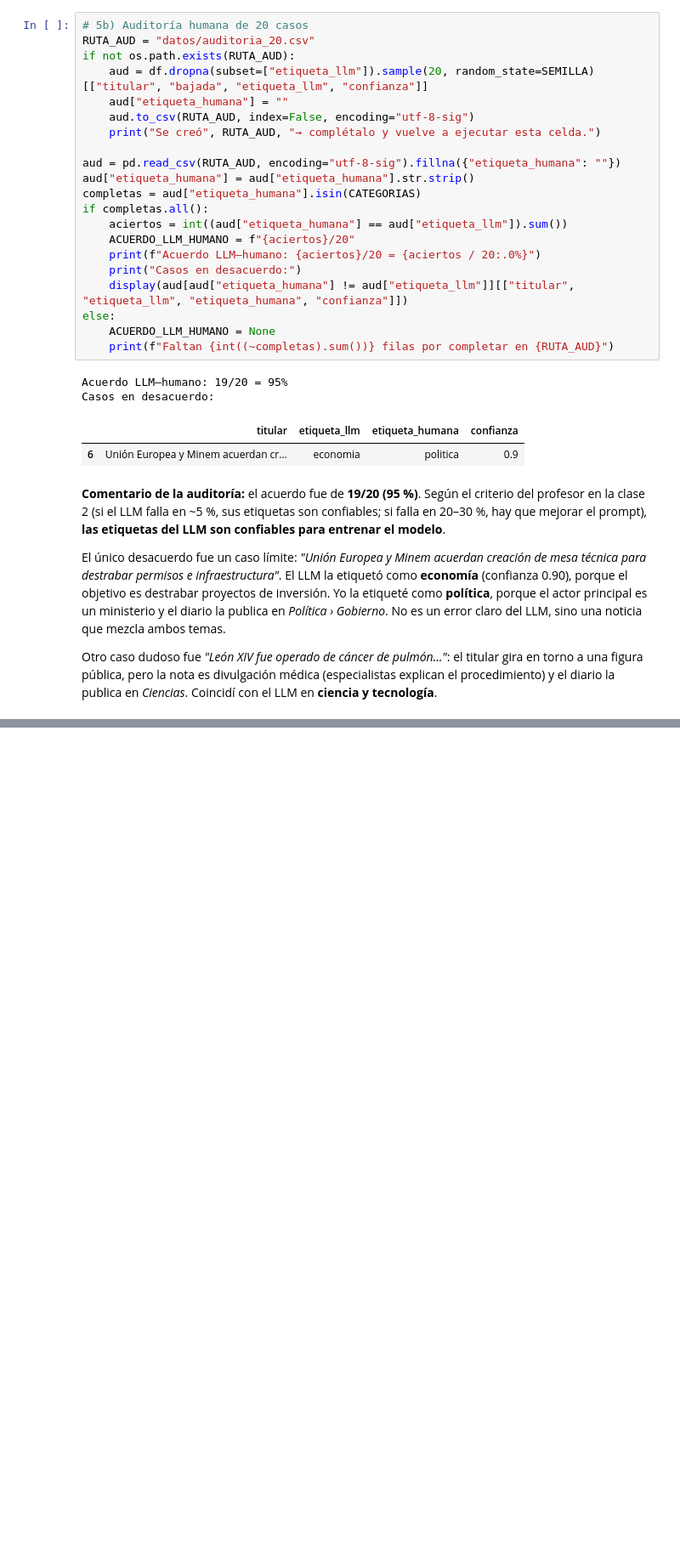
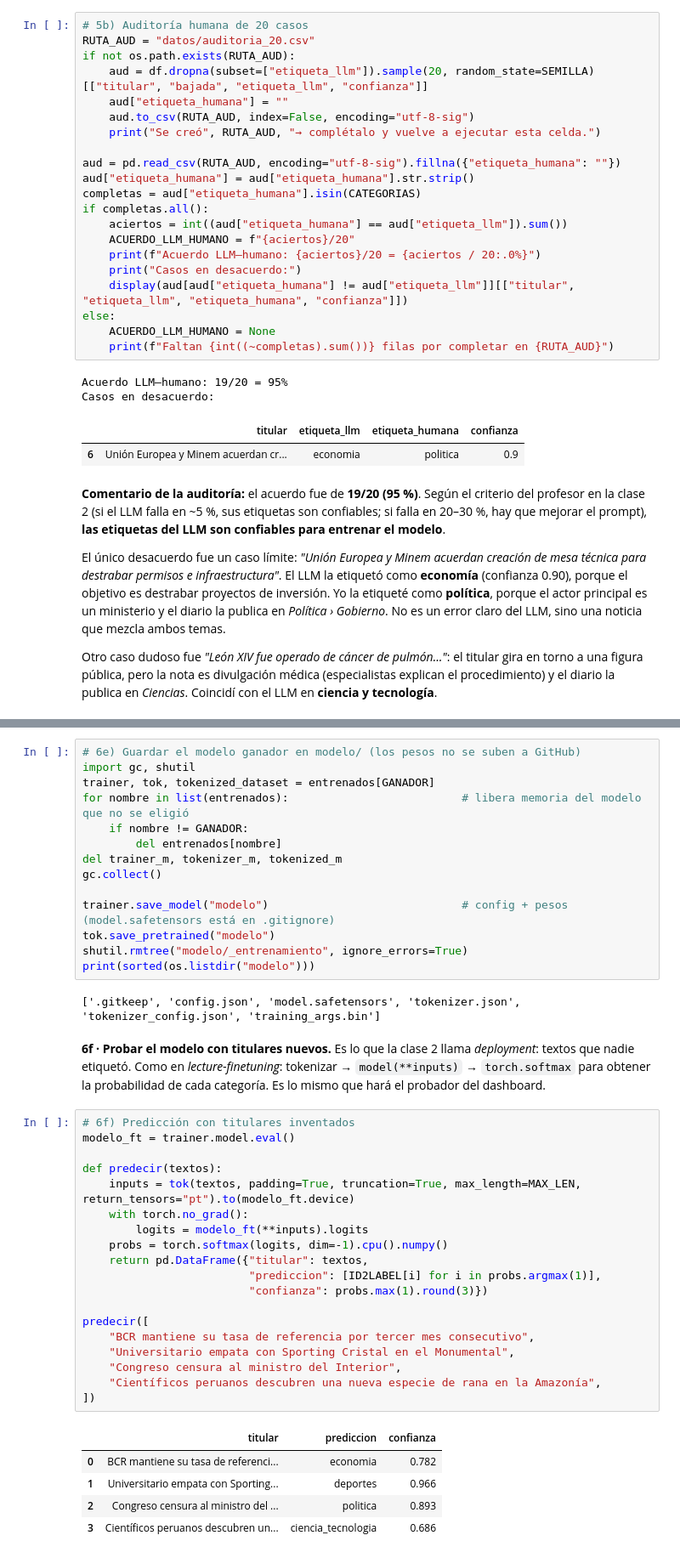
Before and after one commit to ValMur123/python_intermedio, a Jupyter notebook: tarea_1/02_clasificacion.ipynb, the cells around one changed output, grey strips where cells are left out. Shown at 85% size. Saved outputs shown, nothing was run; the diff lists cells and outputs as text; blank space fills up the shorter version.

```diff
--- a/tarea_1/02_clasificacion.ipynb
+++ b/tarea_1/02_clasificacion.ipynb
@@ -402,0 +641,45 @@ Coincidí con el LLM en **ciencia y tecnología**.
+# %%
+# 6e) Guardar el modelo ganador en modelo/ (los pesos no se suben a GitHub)
+import gc, shutil
+trainer, tok, tokenized_dataset = entrenados[GANADOR]
+for nombre in list(entrenados):                          # libera memoria del modelo que no se eligió
+    if nombre != GANADOR:
+        del entrenados[nombre]
+del trainer_m, tokenizer_m, tokenized_m
+gc.collect()
+
+trainer.save_model("modelo")                             # config + pesos (model.safetensors está en .gitignore)
+tok.save_pretrained("modelo")
+shutil.rmtree("modelo/_entrenamiento", ignore_errors=True)
+print(sorted(os.listdir("modelo")))
+# %% [output]
+['.gitkeep', 'config.json', 'model.safetensors', 'tokenizer.json', 'tokenizer_config.json', 'training_args.bin']
+# %% [markdown]
+**6f · Probar el modelo con titulares nuevos.** Es lo que la clase 2 llama *deployment*: textos que nadie etiquetó.
+Como en *lecture-finetuning*: tokenizar → `model(**inputs)` → `torch.softmax` para obtener la probabilidad de cada
+categoría. Es lo mismo que hará el probador del dashboard.
+# %%
+# 6f) Predicción con titulares inventados
+modelo_ft = trainer.model.eval()
+
+def predecir(textos):
+    inputs = tok(textos, padding=True, truncation=True, max_length=MAX_LEN, return_tensors="pt").to(modelo_ft.device)
+    with torch.no_grad():
+        logits = modelo_ft(**inputs).logits
+    probs = torch.softmax(logits, dim=-1).cpu().numpy()
+    return pd.DataFrame({"titular": textos,
+                         "prediccion": [ID2LABEL[i] for i in probs.argmax(1)],
+                         "confianza": probs.max(1).round(3)})
+
+predecir([
+    "BCR mantiene su tasa de referencia por tercer mes consecutivo",
+    "Universitario empata con Sporting Cristal en el Monumental",
+    "Congreso censura al ministro del Interior",
+    "Científicos peruanos descubren una nueva especie de rana en la Amazonía",
+])
+# %% [output]
+|  | titular | prediccion | confianza |
+| 0 | BCR mantiene su tasa de referenci... | economia | 0.782 |
+| 1 | Universitario empata con Sporting... | deportes | 0.966 |
+| 2 | Congreso censura al ministro del ... | politica | 0.893 |
+| 3 | Científicos peruanos descubren un... | ciencia_tecnologia | 0.686 |
```
Also changed, not shown: parts of 11 cells of this notebook, 3 other files.
